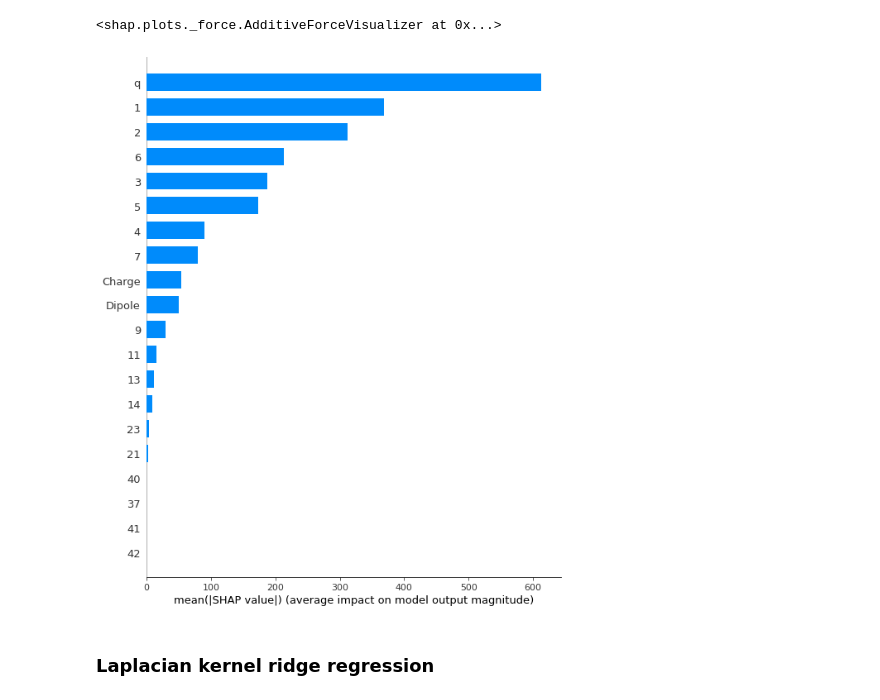
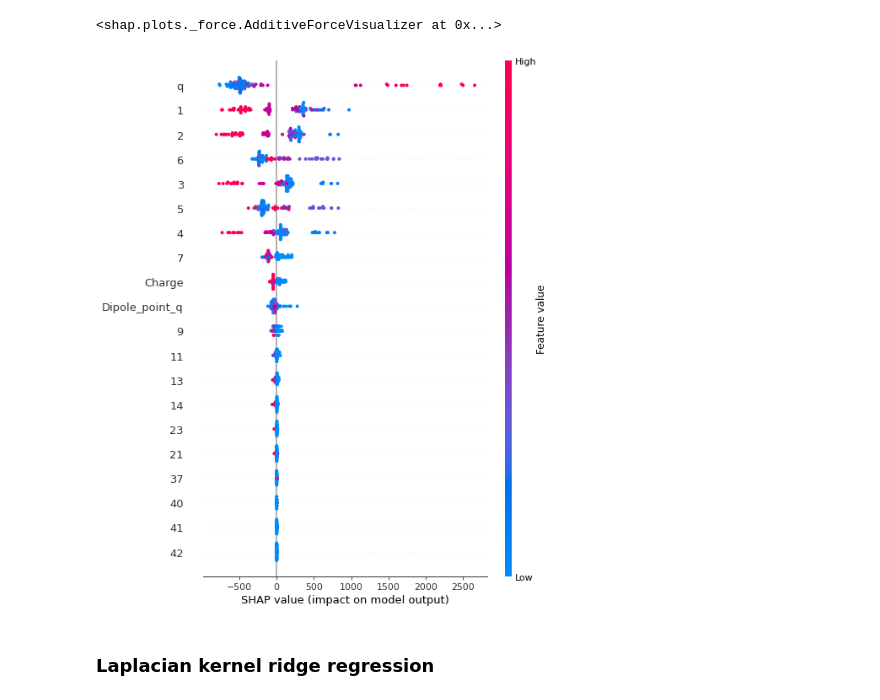
Before and after one commit to ondevg/Prediction-of-Pt-NMR-chem-shifts, a Jupyter notebook: models.ipynb, the cells around one changed output. Cells and saved outputs as stored; diff of their text form; code cells hidden in the pictures.

Commit message:
added renewed models and eda

```diff
--- a/models.ipynb
+++ b/models.ipynb
@@ -414,10 +394,13 @@ shap.force_plot(base_value=explainer_rf.expected_value, shap_values=shap_values_
 # %% [output]
 <shap.plots._force.AdditiveForceVisualizer at 0x...>
-# %%
-shap_values_rf = explainer_rf.shap_values(X_test_norm)
-shap.summary_plot(shap_values_rf, X_test_norm, plot_type="bar", feature_names=columns)
-# %% [output]
-[figure, removed]
+# %%
+explainer_rf = shap.TreeExplainer(model=best_estim[0])
+shap_values_rf = explainer_rf(X_train_norm)
+shap.summary_plot(shap_values_rf, X_train_norm, feature_names=columns, show=False)
+plt.savefig('shap_random_forest.png', format='png', dpi=600, bbox_inches='tight')
+plt.show()
+# %% [output]
+[figure, added]
 # %% [markdown]
 ### Laplacian kernel ridge regression
 # %%
```
Also changed, not shown: parts of 16 cells of this notebook.
